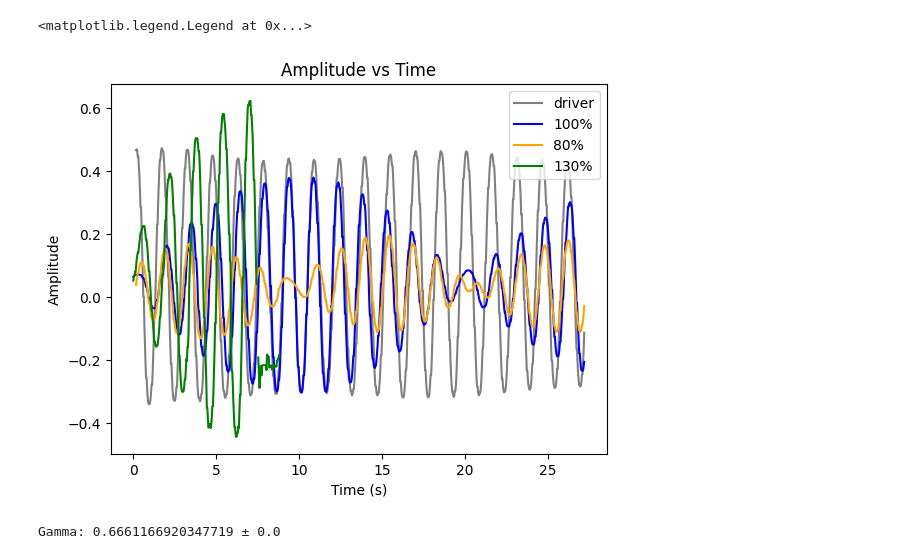
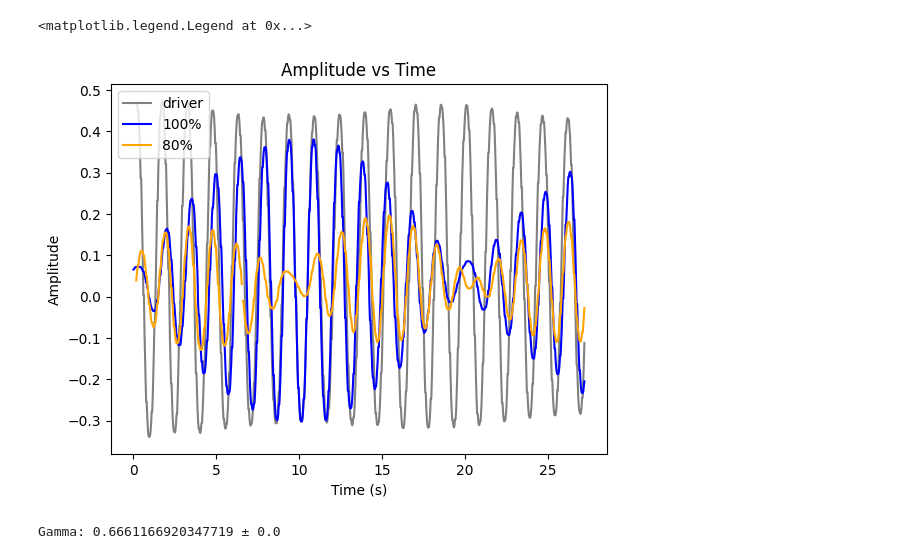
Before and after one commit to kij1n/physics-data-analysis, a Jupyter notebook: sessions/session2.ipynb, the cells around one changed output. Drawn from its saved outputs; the diff is of its cells as text; code cells hidden in the pictures.

```diff
--- a/sessions/session2.ipynb
+++ b/sessions/session2.ipynb
@@ -8,15 +8,15 @@ data = pd.read_csv('../data/session-2/data2.csv')
 # %%
 plt.plot(data['t'], data['mass D'], color='gray', label='driver')
 plt.plot(data['t'], data['mass A'], color='blue', label='100%')
 plt.plot(data['t'], data['mass C'], color='orange', label='80%')
-plt.plot(data['t'], data['mass B'], color='green', label='130%')
+# plt.plot(data['t'], data['mass B'], color='green', label='130%')
 plt.xlabel('Time (s)')
 plt.ylabel('Amplitude')
 plt.title('Amplitude vs Time')
 plt.legend()
 # %% [output]
 <matplotlib.legend.Legend at 0x...>
-[figure, old version]
+[figure, new version]
 # %%
 p100 = np.max(data['mass A'].abs())
 p80 = np.max(data['mass C'].abs())
```
Also changed, not shown: 4 other files.
